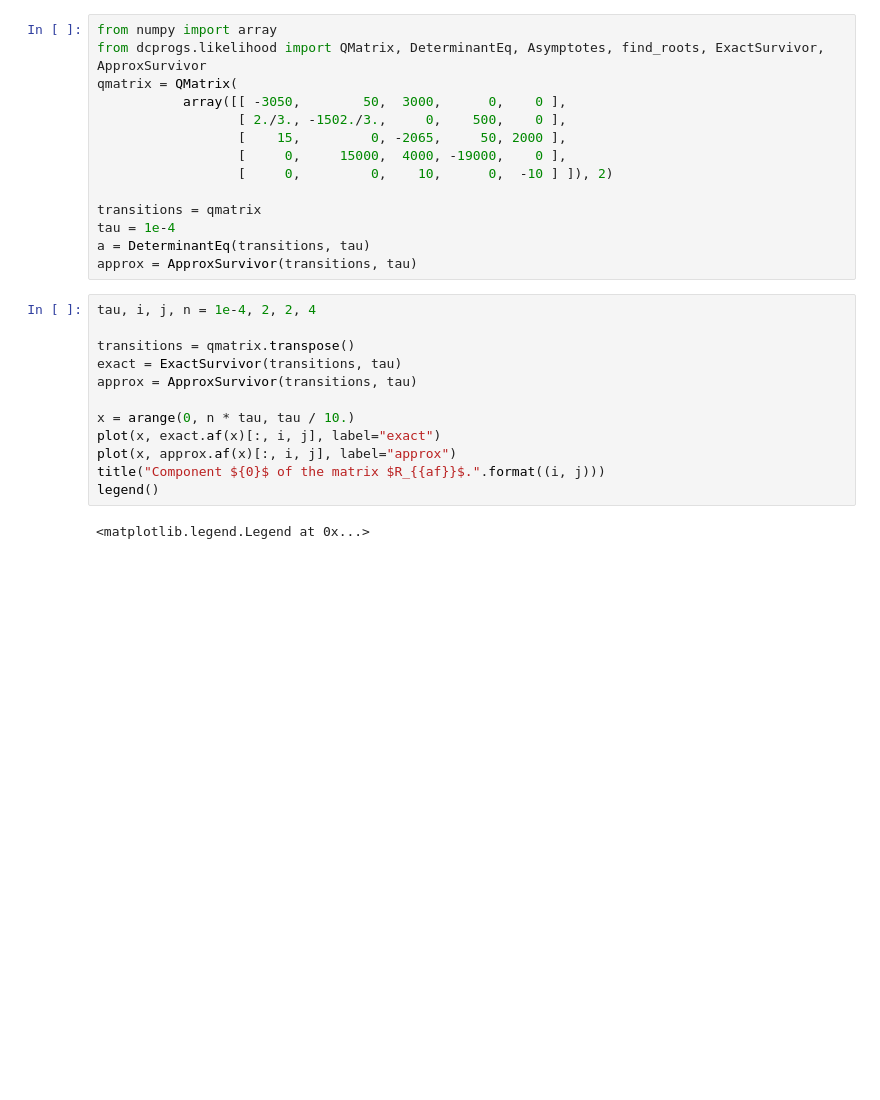
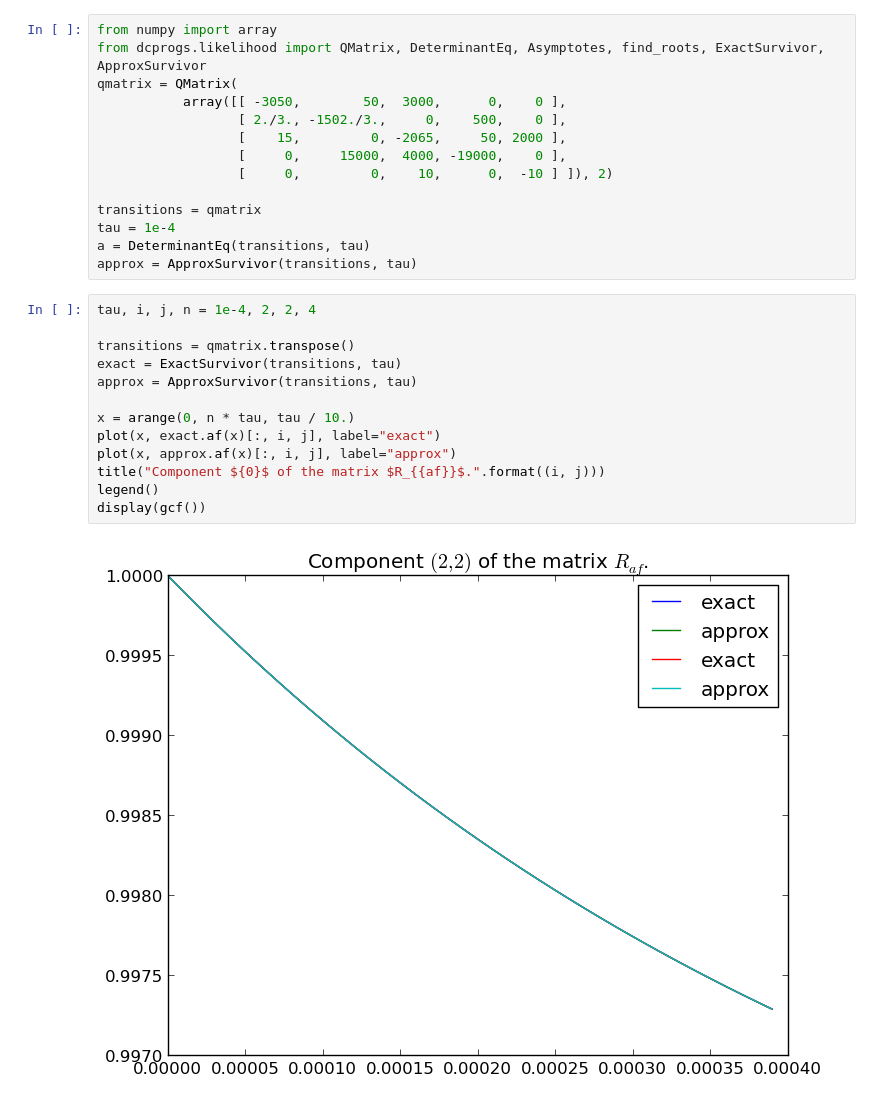
Before and after one commit to DCPROGS/HJCFIT, a Jupyter notebook: exploration/approx_survivor.ipynb, the cells around one changed output. Drawn from its saved outputs; the diff is of its cells as text; blank space fills up the shorter version.

```diff
--- a/exploration/approx_survivor.ipynb
+++ b/exploration/approx_survivor.ipynb
@@ -15,17 +15,18 @@ approx = ApproxSurvivor(transitions, tau)
 # %%
 tau, i, j, n = 1e-4, 2, 2, 4
 
 transitions = qmatrix.transpose()
 exact = ExactSurvivor(transitions, tau)
 approx = ApproxSurvivor(transitions, tau)
 
 x = arange(0, n * tau, tau / 10.)
 plot(x, exact.af(x)[:, i, j], label="exact")
 plot(x, approx.af(x)[:, i, j], label="approx")
 title("Component ${0}$ of the matrix $R_{{af}}$.".format((i, j)))
 legend()
+display(gcf())
 # %% [output]
-<matplotlib.legend.Legend at 0x...>
+[figure, added]
 # %%
 from dcprogs.likelihood import MissedEventsG, missed_events_pdf
 
```
Also changed, not shown: parts of 2 cells of this notebook, 22 other files.
